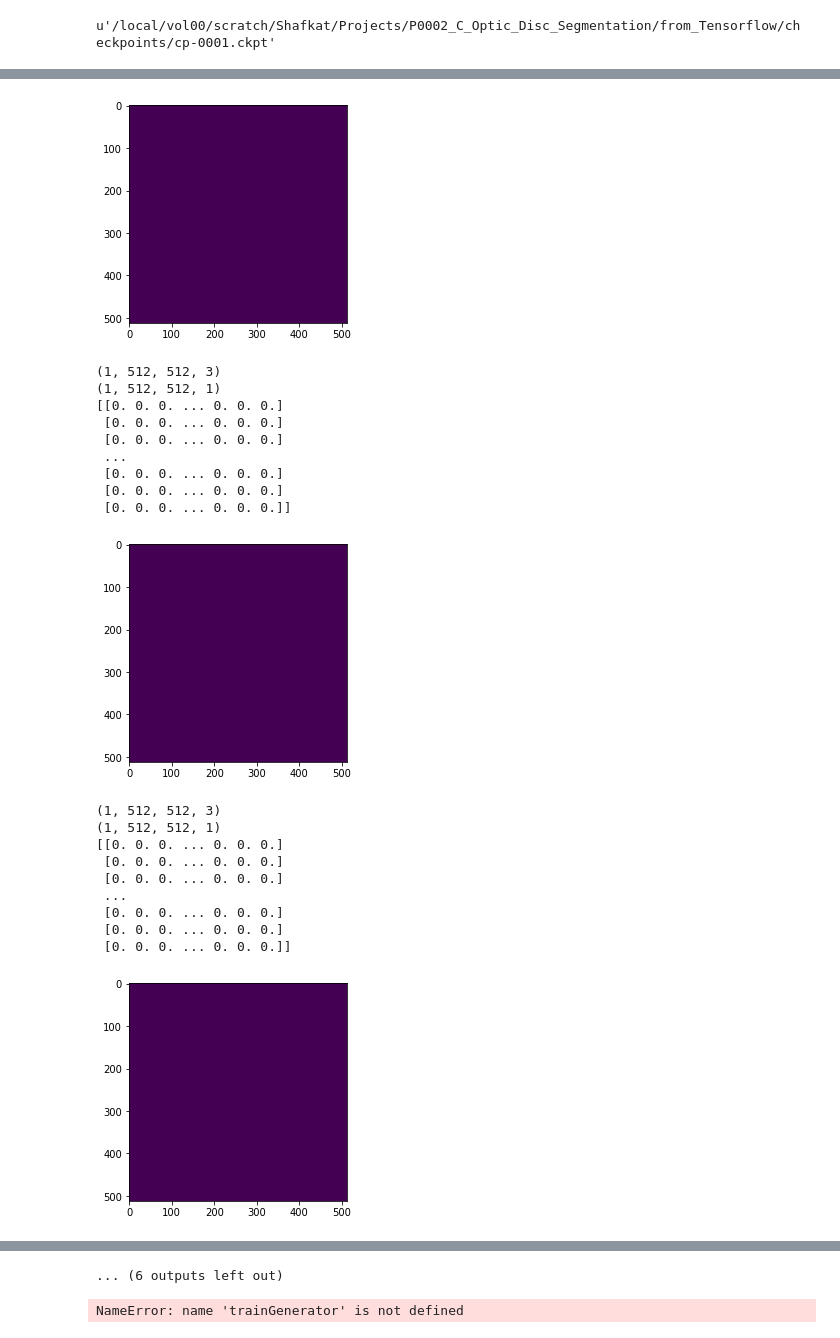
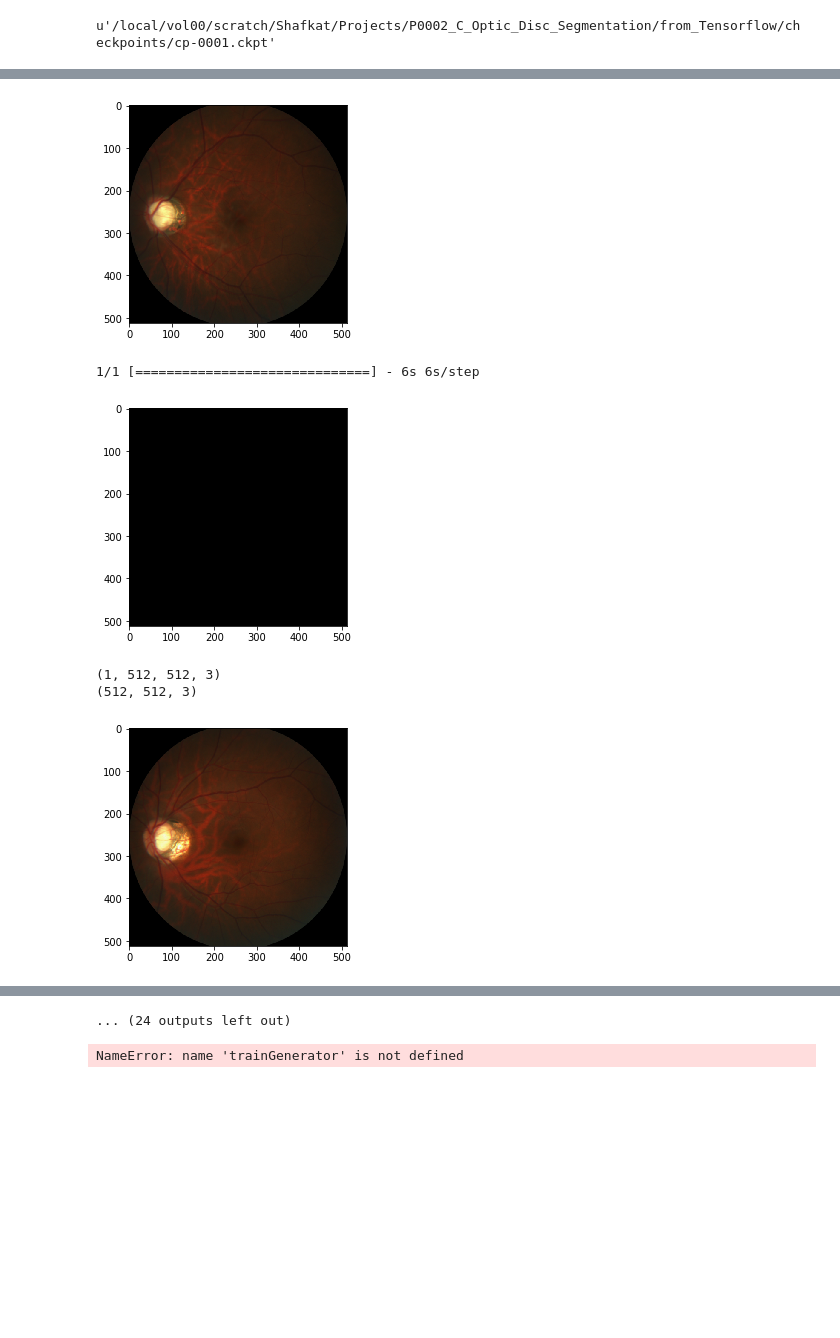
Before and after one commit to mslam/Tensofrlow_Optic_Disc_Segmentation_U-net, a Jupyter notebook: Testing.ipynb, the cells around one changed output, grey strips where cells are left out. Drawn from its saved outputs; the diff is of its cells as text; code cells hidden in the pictures; blank space fills up the shorter version.

Commit message:
Working network with better data storage

```diff
--- a/Testing.ipynb
+++ b/Testing.ipynb
@@ -46,7 +46,7 @@ images = []
 # for each file in the list, read in the image, and then save to the array
 for photo in fundus_files:
     #print photo
-    image = misc.imread("/local/vol00/scratch/Shafkat/Projects/P0002_C_Optic_Disc_Segmentation/Data/REFUGE-Training400/Training400/Glaucoma/g0013.jpg")
+    image = misc.imread(photo).astype(np.float32)/255.0
     ds_image = misc.imresize(image, ((512,512,3)))
     # pass in only the blue channel as it contains the most information
     images.append(ds_image)
@@ -169,7 +170,7 @@ def unet(pretrained_weights = None,input_size = (512,512,3)):
     conv9 = Conv2D(64, 3, activation = 'relu', padding = 'same', kernel_initializer = 'he_normal')(merge9)
     conv9 = Conv2D(64, 3, activation = 'relu', padding = 'same', kernel_initializer = 'he_normal')(conv9)
     conv9 = Conv2D(2, 3, activation = 'relu', padding = 'same', kernel_initializer = 'he_normal')(conv9)
-    conv10 = Conv2D(1, 1, activation = 'sigmoid')(conv9)
+    conv10 = Conv2D(1, 1, activation = 'softmax')(conv9)
 
     model = tf.keras.Model(inputs = inputs, outputs = conv10)
     #model = tf.keras.models.Sequential()
@@ -211,15 +217,18 @@ model.compile(optimizer = tf.keras.optimizers.Adam(lr = 1e-3), loss = 'binary_cr
 model.load_weights(latest)
 #loss, acc = model.evaluate(x_validation[0], y_validation[0])
 for index in range (1,10):
-    current_test_image = np.expand_dims(x_train[index], axis=0).astype(np.float32)
+    current_test_image = np.expand_dims(x_train[index], axis=0)
     print current_test_image.shape
-
-    results = model.predict(current_test_image)
-    print results.shape
+    show_image = np.squeeze(current_test_image, axis=0)
+    print show_image.shape
+    plt.imshow(show_image)
+    plt.show()
+    results = model.predict(current_test_image, verbose=1)
+    #print results.shape
     new_result = np.squeeze(results, axis=0)
     new_result = np.squeeze(new_result, axis=2)
-    print new_result
-    plt.imshow(new_result)
+    #print new_result
+    plt.imshow(new_result, cmap='Greys_r')
     plt.show()
 #saveResult("/local/vol00/scratch/Shafkat/Projects/P0002_C_Optic_Disc_Segmentation/from_Tensorflow/results",results)
 # print("Restored model, accuracy: {:5.2f}%".format(100*acc))
@@ -236,21 +238,6 @@ for index in range (1,10):
-[figure, old version]
+[figure, new version]
-(1, 512, 512, 3)
-(1, 512, 512, 1)
-[[0. 0. 0. ... 0. 0. 0.]
- [0. 0. 0. ... 0. 0. 0.]
- [0. 0. 0. ... 0. 0. 0.]
- ...
- [0. 0. 0. ... 0. 0. 0.]
- [0. 0. 0. ... 0. 0. 0.]
- [0. 0. 0. ... 0. 0. 0.]]
+1/1 [==============================] - 6s 6s/step
-[figure, old version]
+[figure, new version]
 (1, 512, 512, 3)
-(1, 512, 512, 1)
-[[0. 0. 0. ... 0. 0. 0.]
- [0. 0. 0. ... 0. 0. 0.]
- [0. 0. 0. ... 0. 0. 0.]
- ...
- [0. 0. 0. ... 0. 0. 0.]
- [0. 0. 0. ... 0. 0. 0.]
- [0. 0. 0. ... 0. 0. 0.]]
+(512, 512, 3)
-[figure, old version]
+[figure, new version]
@@ -287,4 +251,4 @@ for index in range (1,10):
-... (6 outputs left out)
+... (24 outputs left out)
 # %%
 myGene = trainGenerator(2,'/local/vol00/scratch/Shafkat/Projects/P0002_C_Optic_Disc_Segmentation/Data','Train','Label', data_gen_args,save_to_dir = None)
 # %% [output]
```
Also changed, not shown: parts of 4 cells of this notebook, 2 other files.
